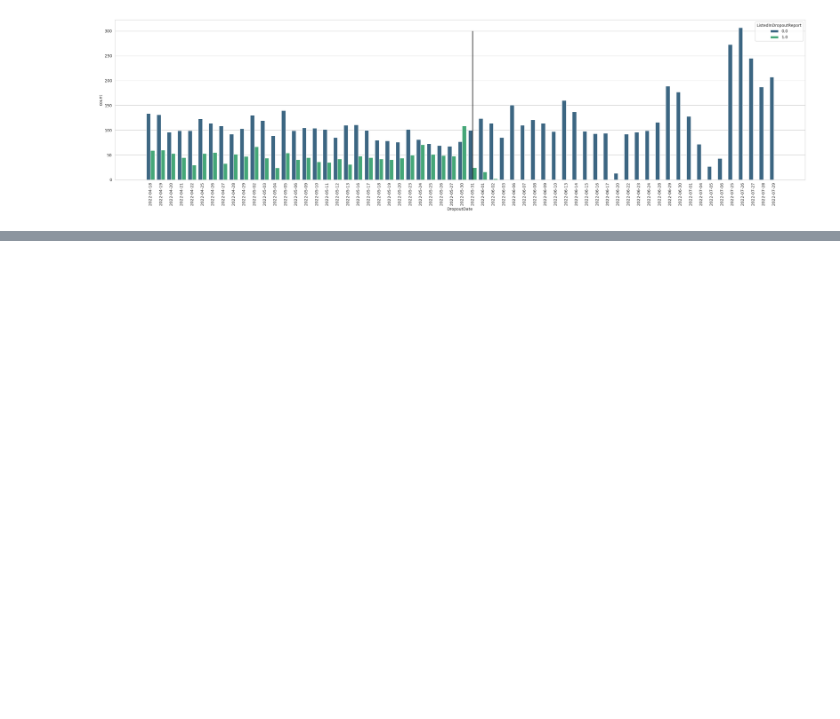
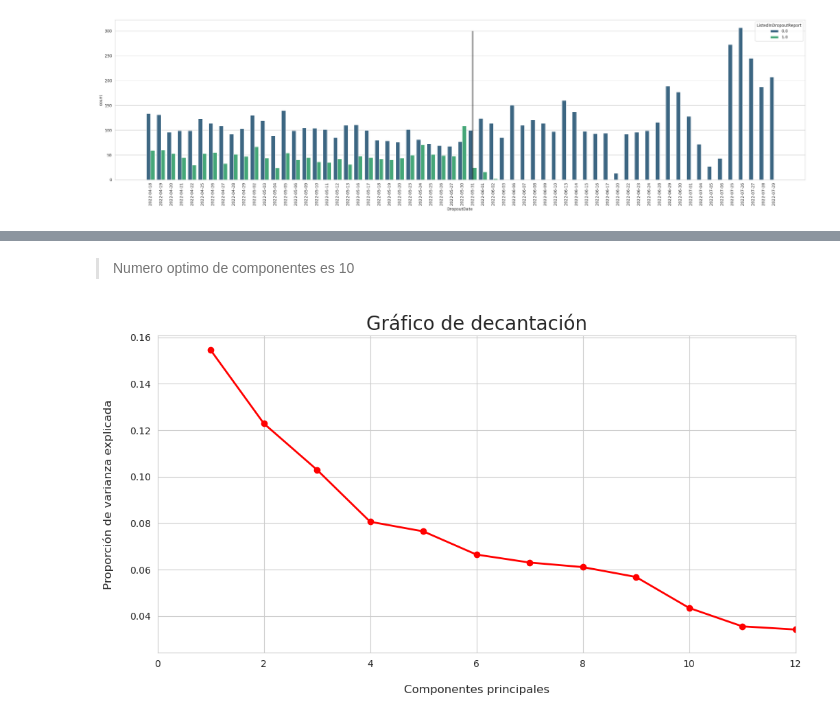
Before and after one commit to Luiandmont/IN5244-1_ciencia-de-datos, a Jupyter notebook: Research/SET3.ipynb, the cells around one changed output, grey strips where cells are left out. Saved outputs shown, nothing was run; the diff lists cells and outputs as text; code cells hidden in the pictures; blank space fills up the shorter version.

```diff
--- a/Research/EDA_actualizado.ipynb
+++ b/Research/SET3.ipynb
@@ -367,0 +424,6 @@ plt.show()
+# %%
+# Análisis PCA para conservar el 90% de la varianza
+pca = PCA(n_components=0.9)
+pca_result = pca.fit_transform(df1_scaled)
+pca_result = pd.DataFrame(pca_result, columns=[f'PC_{i+1}' for i in range(pca_result.shape[1])])
+pca_result
@@ -367,0 +463,15 @@ plt.show()
+# %% [markdown]
+> Numero optimo de componentes es 10
+# %%
+# Gráfico de decantación de PCA
+plt.figure(figsize=(12, 6))
+PC_values = np.arange(pca.n_components_) + 1
+plt.plot(PC_values, pca.explained_variance_ratio_, 'ro-', linewidth=2)
+plt.title('Gráfico de decantación', fontsize=20)
+plt.xlabel('\nComponentes principales', fontsize=12)
+plt.xlim(0, 12)
+plt.ylabel('Proporción de varianza explicada\n', fontsize=12)
+plt.savefig('../figures/decantacion.png')
+plt.show()
+# %% [output]
+[figure, added]
```
Also changed, not shown: parts of 18 cells of this notebook, 9 other files.
